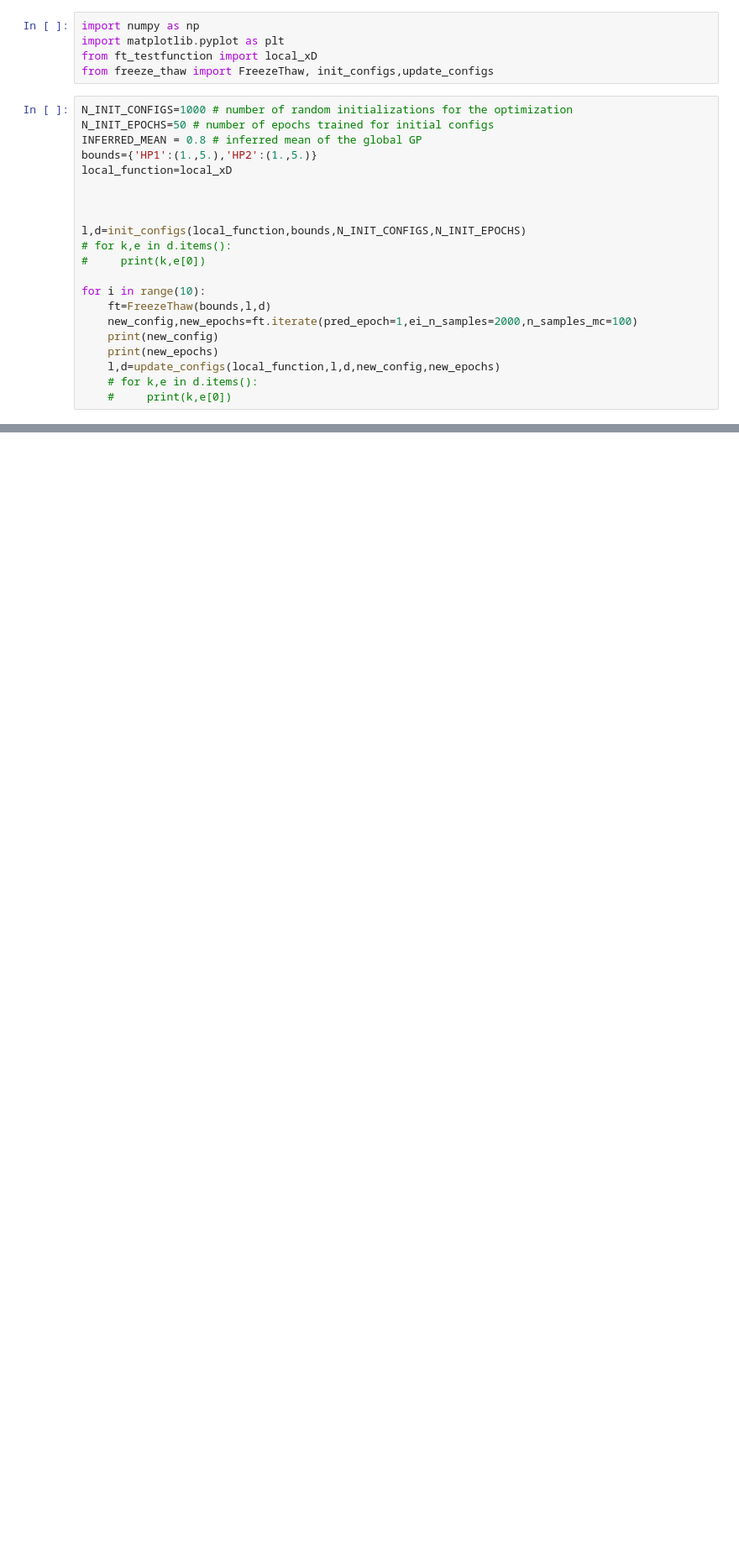
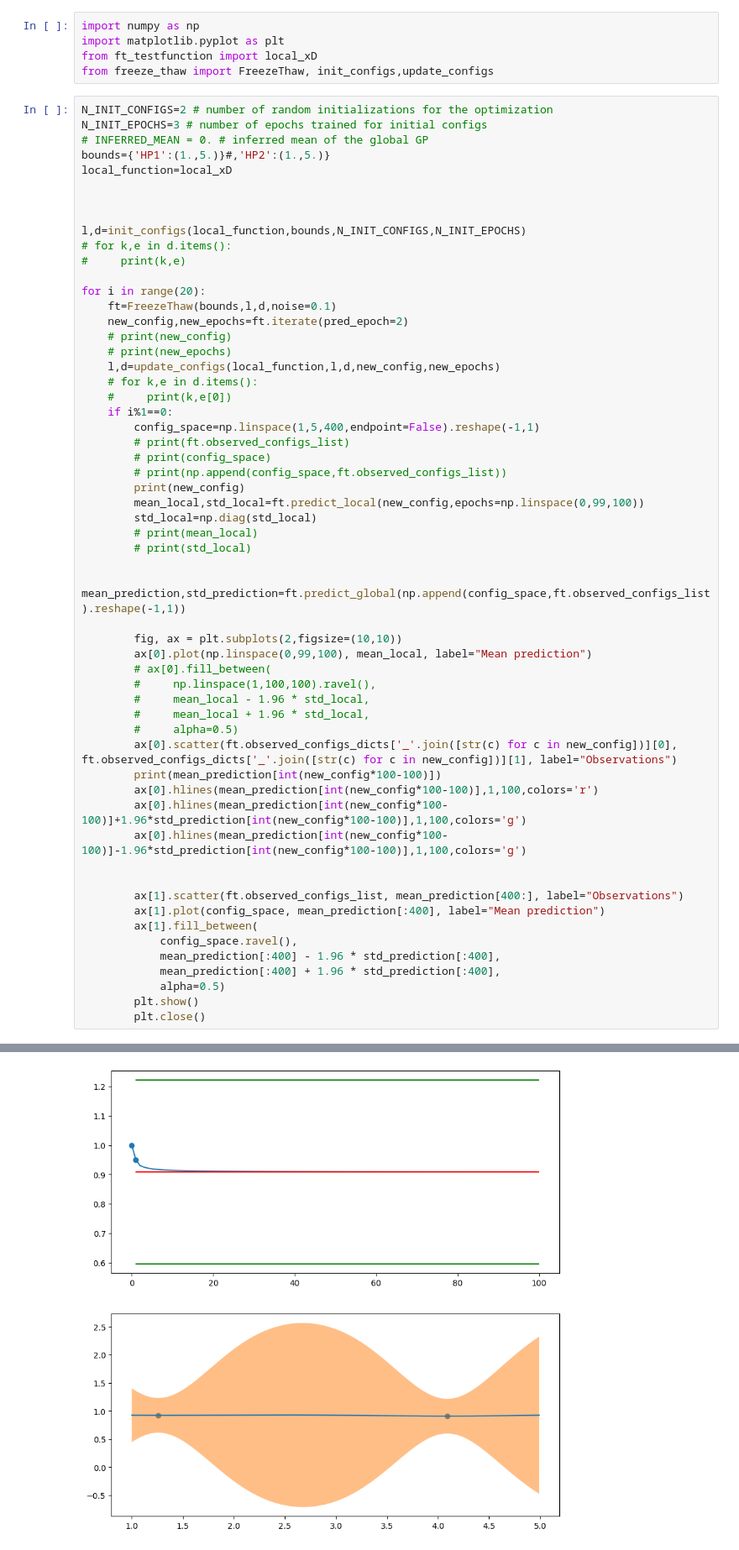
Before and after one commit to OverfittingUnderachiever/AutoMLVision, a Jupyter notebook: src/automl/freeze_thaw_v3.ipynb, the cells around one changed output, grey strips where cells are left out. Shown at 84% size. Saved outputs shown, nothing was run; the diff lists cells and outputs as text; blank space fills up the shorter version.

```diff
--- a/src/automl/freeze_thaw_v3.ipynb
+++ b/src/automl/freeze_thaw_v3.ipynb
@@ -4,24 +4,60 @@ import matplotlib.pyplot as plt
 from ft_testfunction import local_xD
 from freeze_thaw import FreezeThaw, init_configs,update_configs
 # %%
-N_INIT_CONFIGS=1000 # number of random initializations for the optimization
-N_INIT_EPOCHS=50 # number of epochs trained for initial configs
-INFERRED_MEAN = 0.8 # inferred mean of the global GP
-bounds={'HP1':(1.,5.),'HP2':(1.,5.)}
+N_INIT_CONFIGS=2 # number of random initializations for the optimization
+N_INIT_EPOCHS=3 # number of epochs trained for initial configs
+# INFERRED_MEAN = 0. # inferred mean of the global GP
+bounds={'HP1':(1.,5.)}#,'HP2':(1.,5.)}
 local_function=local_xD
 
 
 
 l,d=init_configs(local_function,bounds,N_INIT_CONFIGS,N_INIT_EPOCHS)
 # for k,e in d.items():
-#     print(k,e[0])
+#     print(k,e)
 
-for i in range(10):
-    ft=FreezeThaw(bounds,l,d)
-    new_config,new_epochs=ft.iterate(pred_epoch=1,ei_n_samples=2000,n_samples_mc=100)
-    print(new_config)
-    print(new_epochs)
+for i in range(20):
+    ft=FreezeThaw(bounds,l,d,noise=0.1)
+    new_config,new_epochs=ft.iterate(pred_epoch=2)
+    # print(new_config)
+    # print(new_epochs)
     l,d=update_configs(local_function,l,d,new_config,new_epochs)
     # for k,e in d.items():
     #     print(k,e[0])
+    if i%1==0:
+        config_space=np.linspace(1,5,400,endpoint=False).reshape(-1,1)
+        # print(ft.observed_configs_list)
+        # print(config_space)
+        # print(np.append(config_space,ft.observed_configs_list))
+        print(new_config)
+        mean_local,std_local=ft.predict_local(new_config,epochs=np.linspace(0,99,100))
+        std_local=np.diag(std_local)
+        # print(mean_local)
+        # print(std_local)
+
+        mean_prediction,std_prediction=ft.predict_global(np.append(config_space,ft.observed_configs_list).reshape(-1,1))
+
+        fig, ax = plt.subplots(2,figsize=(10,10))
+        ax[0].plot(np.linspace(0,99,100), mean_local, label="Mean prediction")
+        # ax[0].fill_between(
+        #     np.linspace(1,100,100).ravel(),
+        #     mean_local - 1.96 * std_local,
+        #     mean_local + 1.96 * std_local,
+        #     alpha=0.5)
+        ax[0].scatter(ft.observed_configs_dicts['_'.join([str(c) for c in new_config])][0], ft.observed_configs_dicts['_'.join([str(c) for c in new_config])][1], label="Observations")
+        print(mean_prediction[int(new_config*100-100)])
+        ax[0].hlines(mean_prediction[int(new_config*100-100)],1,100,colors='r')
+        ax[0].hlines(mean_prediction[int(new_config*100-100)]+1.96*std_prediction[int(new_config*100-100)],1,100,colors='g')
+        ax[0].hlines(mean_prediction[int(new_config*100-100)]-1.96*std_prediction[int(new_config*100-100)],1,100,colors='g')
+
+
+        ax[1].scatter(ft.observed_configs_list, mean_prediction[400:], label="Observations")
+        ax[1].plot(config_space, mean_prediction[:400], label="Mean prediction")
+        ax[1].fill_between(
+            config_space.ravel(),
+            mean_prediction[:400] - 1.96 * std_prediction[:400],
+            mean_prediction[:400] + 1.96 * std_prediction[:400],
+            alpha=0.5)
+        plt.show()
+        plt.close()
 # %% [output]
@@ -44,0 +81 @@ Computing gamma
+[figure, added]
```
Also changed, not shown: parts of 1 cell of this notebook, 3 other files.
